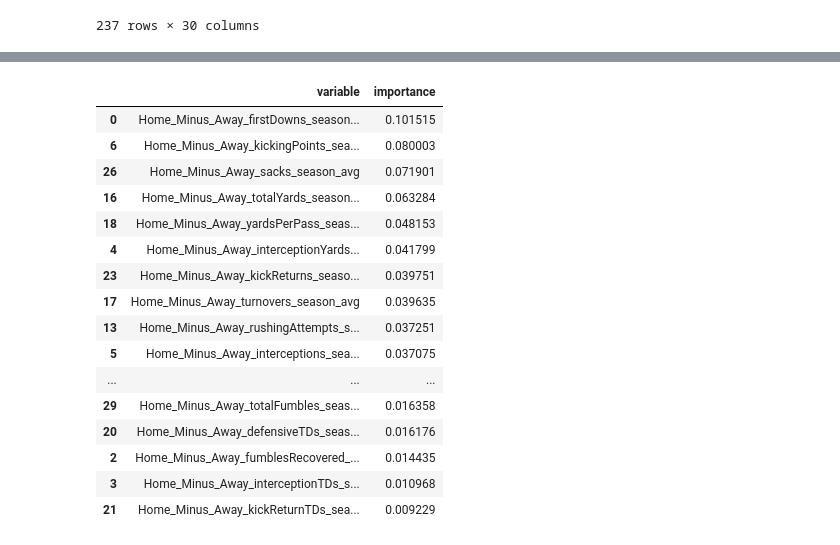
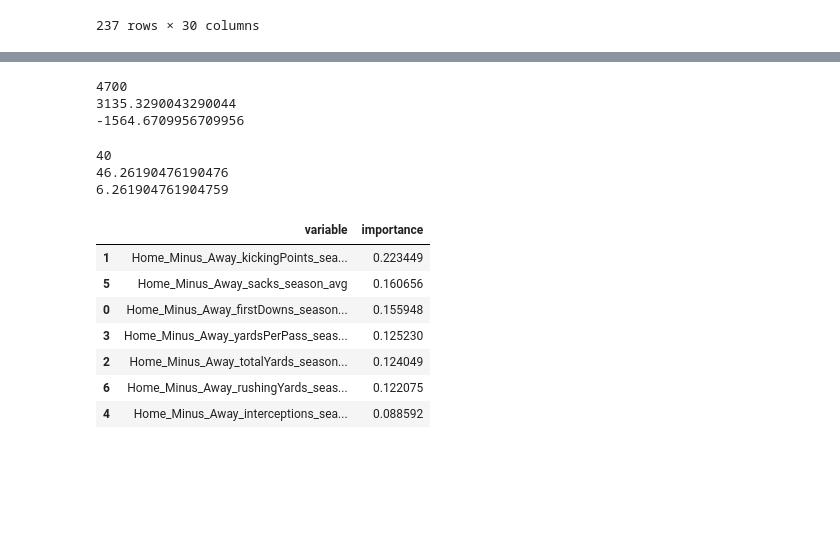
Before and after one commit to ballir27/College-Football-Betting, a Jupyter notebook: notebooks/big10_year_split_predictions.ipynb, the cells around one changed output, grey strips where cells are left out. Drawn from its saved outputs; the diff is of its cells as text; code cells hidden in the pictures; blank space fills up the shorter version.

```diff
--- a/notebooks/big10_year_split_predictions.ipynb
+++ b/notebooks/big10_year_split_predictions.ipynb
@@ -44,3 +44,17 @@ for year in glob.glob('../data/game_results_big10/*'):
     # except:
     game_results_big10_all_list.append(game_results_big10_year)
 game_results_big10_all = pd.concat(game_results_big10_all_list)
+# %%
+betting_lines_all_list = []
+for year in glob.glob('../data/betting_lines/*'):
+    betting_lines_year = pd.read_csv(year)
+    betting_lines_all_list.append(betting_lines_year)
+betting_lines_all = pd.concat(betting_lines_all_list)
+
+betting_lines_all['HomeMoneyline_implied_proba'] = np.where(betting_lines_all['HomeMoneyline'] > 0, 100/(100+betting_lines_all['HomeMoneyline']), -betting_lines_all['HomeMoneyline']/(100-betting_lines_all['HomeMoneyline']))
+betting_lines_all['AwayMoneyline_implied_proba'] = np.where(betting_lines_all['AwayMoneyline'] > 0, 100/(100+betting_lines_all['AwayMoneyline']), -betting_lines_all['AwayMoneyline']/(100-betting_lines_all['AwayMoneyline']))
+
+betting_lines_all_draftkings = betting_lines_all[betting_lines_all['LineProvider'] == 'DraftKings']
+#betting_lines_all_teamrankings_lineprovider = betting_lines_all[betting_lines_all['LineProvider'] == 'teamrankings']
+betting_lines_all_draftkings.head()
+#betting_lines_all_teamrankings_lineprovider.head()
@@ -219,5 +198,6 @@ home_minus_away_team_stats_big10_all = pd.concat(home_minus_away_team_stats_big1
 # %%
 team_stats_results_big10_all = pd.merge(game_results_big10_all, home_minus_away_team_stats_big10_all, on=['Id'], how='inner')
+team_stats_results_big10_all = pd.merge(team_stats_results_big10_all, betting_lines_all_draftkings, on=['Id'], how='left')
 team_stats_results_big10_all.tail()
 # %% [output]
 |  | Id | Season | Week | Season Type | Start Date | Start Time Tbd | Completed | Neutral Site | ... |
@@ -434,20 +414,24 @@ logreg = Pipeline(steps = [
     ('lr', LogisticRegression(penalty = 'l1', solver='liblinear'))
 ])
 # %%
-#variables =
-team_stats_results_big10_all_droppedna = team_stats_results_big10_all.dropna(subset=home_minus_away_stats_list)
+#variables = home_minus_away_stats_list
+#variables = ['Home_Minus_Away_firstDowns_season_avg','Home_Minus_Away_kickingPoints_season_avg','Home_Minus_Away_totalYards_season_avg','Home_Minus_Away_yardsPerPass_season_avg','Home_Minus_Away_interceptions_season_avg','Home_Minus_Away_sacks_season_avg','Home_Minus_Away_interceptionYards_season_avg','Home_Minus_Away_passingTDs_season_avg','Home_Minus_Away_rushingYards_season_avg','Home_Minus_Away_turnovers_season_avg']
+variables = ['Home_Minus_Away_firstDowns_season_avg','Home_Minus_Away_kickingPoints_season_avg','Home_Minus_Away_totalYards_season_avg','Home_Minus_Away_yardsPerPass_season_avg','Home_Minus_Away_interceptions_season_avg','Home_Minus_Away_sacks_season_avg','Home_Minus_Away_rushingYards_season_avg']
+#variables = ['Home_Minus_Away_firstDowns_season_avg','Home_Minus_Away_kickingPoints_season_avg','Home_Minus_Away_totalYards_season_avg','Home_Minus_Away_yardsPerPass_season_avg','Home_Minus_Away_interceptions_season_avg']
+team_stats_results_big10_all_droppedna = team_stats_results_big10_all.dropna(subset=variables)
 
-X = team_stats_results_big10_all_droppedna[home_minus_away_stats_list]
+X = team_stats_results_big10_all_droppedna[variables]
 y = team_stats_results_big10_all_droppedna['Home_Team_Win']
 
 #Option 1: train_test split randomly across all seasons, stratified across whether or not the home team won
 #X_train, X_test, y_train, y_test = train_test_split(X, y, random_state = 321, stratify = y)
 
 #Option 2: train_test split so that earlier seasons are used to train the model and we are testing on later seasons
-X_train = team_stats_results_big10_all_droppedna[~team_stats_results_big10_all_droppedna['Season'].isin([2022, 2023])][home_minus_away_stats_list]
-X_test = team_stats_results_big10_all_droppedna[team_stats_results_big10_all_droppedna['Season'].isin([2022, 2023])][home_minus_away_stats_list]
-y_train = team_stats_results_big10_all_droppedna[~team_stats_results_big10_all_droppedna['Season'].isin([2022, 2023])]['Home_Team_Win']
-y_test = team_stats_results_big10_all_droppedna[team_stats_results_big10_all_droppedna['Season'].isin([2022, 2023])]['Home_Team_Win']
+X_train = team_stats_results_big10_all_droppedna[~team_stats_results_big10_all_droppedna['Season'].isin([2023])][variables]
+X_test = team_stats_results_big10_all_droppedna[team_stats_results_big10_all_droppedna['Season'].isin([2023])][variables]
+y_train = team_stats_results_big10_all_droppedna[~team_stats_results_big10_all_droppedna['Season'].isin([2023])]['Home_Team_Win']
+y_test = team_stats_results_big10_all_droppedna[team_stats_results_big10_all_droppedna['Season'].isin([2023])]['Home_Team_Win']
+tested_game_info = team_stats_results_big10_all_droppedna.loc[y_test.index]
 # %%
 len(y)
 # %% [output]
@@ -574,25 +612,29 @@ weighted avg       0.70      0.69      0.69       117
+# %%
+calculate_winnings(rf)
+# %% [output]
+4700
+3135.3290043290044
+-1564.6709956709956
+# %%
+calculate_winnings(rf, 5, .1, .7, .8)
+# %% [output]
+40
+46.26190476190476
+6.261904761904759
 # %%
 importances = pd.DataFrame({
-    'variable': home_minus_away_stats_list,
+    'variable': variables,
     'importance': rf.feature_importances_
 })
 
 importances.sort_values('importance', ascending = False)
+#list(importances.sort_values('importance', ascending = False).head(10)['variable'])
 # %% [output]
 |  | variable | importance |
-| 0 | Home_Minus_Away_firstDowns_season... | 0.101515 |
-| 6 | Home_Minus_Away_kickingPoints_sea... | 0.080003 |
-| 26 | Home_Minus_Away_sacks_season_avg | 0.071901 |
-| 16 | Home_Minus_Away_totalYards_season... | 0.063284 |
-| 18 | Home_Minus_Away_yardsPerPass_seas... | 0.048153 |
-| 4 | Home_Minus_Away_interceptionYards... | 0.041799 |
-| 23 | Home_Minus_Away_kickReturns_seaso... | 0.039751 |
-| 17 | Home_Minus_Away_turnovers_season_avg | 0.039635 |
-| 13 | Home_Minus_Away_rushingAttempts_s... | 0.037251 |
-| 5 | Home_Minus_Away_interceptions_sea... | 0.037075 |
-| ... | ... | ... |
-| 29 | Home_Minus_Away_totalFumbles_seas... | 0.016358 |
-| 20 | Home_Minus_Away_defensiveTDs_seas... | 0.016176 |
-| 2 | Home_Minus_Away_fumblesRecovered_... | 0.014435 |
-| 3 | Home_Minus_Away_interceptionTDs_s... | 0.010968 |
-| 21 | Home_Minus_Away_kickReturnTDs_sea... | 0.009229 |
+| 1 | Home_Minus_Away_kickingPoints_sea... | 0.223449 |
+| 5 | Home_Minus_Away_sacks_season_avg | 0.160656 |
+| 0 | Home_Minus_Away_firstDowns_season... | 0.155948 |
+| 3 | Home_Minus_Away_yardsPerPass_seas... | 0.125230 |
+| 2 | Home_Minus_Away_totalYards_season... | 0.124049 |
+| 6 | Home_Minus_Away_rushingYards_seas... | 0.122075 |
+| 4 | Home_Minus_Away_interceptions_sea... | 0.088592 |
```
Also changed, not shown: parts of 26 cells of this notebook.
